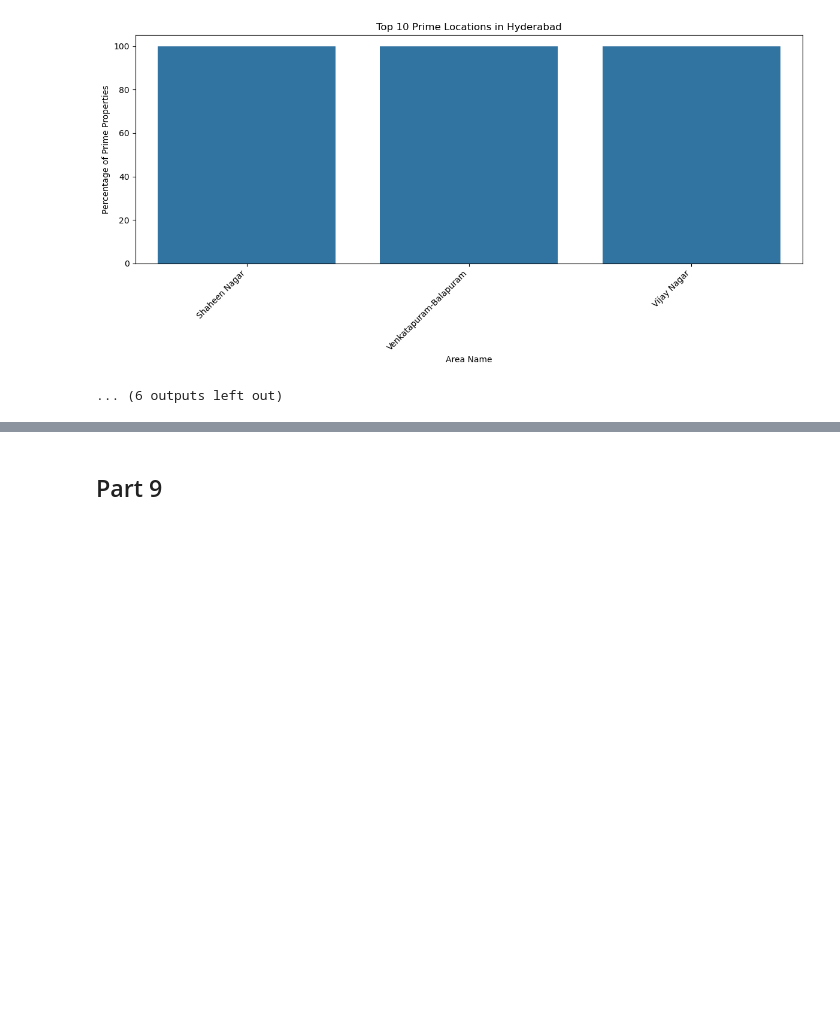
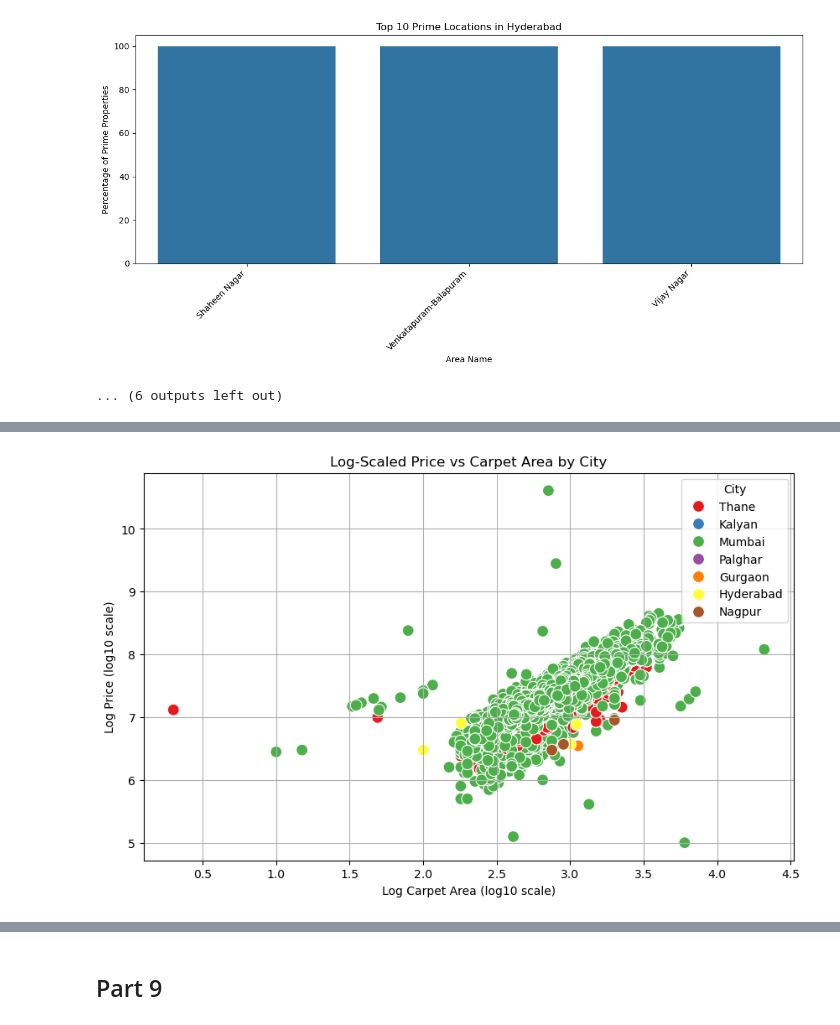
Before and after one commit to Daxvshah11/DA_Assignments, a Jupyter notebook: DA_Assignment1.ipynb, the cells around one changed output, grey strips where cells are left out. Cells and saved outputs as stored; diff of their text form; code cells hidden in the pictures; blank space fills up the shorter version.

```diff
--- a/DA_Assignment1.ipynb
+++ b/DA_Assignment1.ipynb
@@ -405,0 +408,81 @@ Saved prime_locations_Hyderabad.png to q4/prime_locations_Hyderabad.png
+# %%
+def convert_to_sqft(area, unit):
+    """Convert the given area to square feet based on the unit"""
+    if pd.isna(area) or pd.isna(unit):
+        return None
+    conversion_factors = {"Sq-ft": 1, "Sq-m": 10.7639, "Sq-yrd": 9}
+    return area * conversion_factors.get(unit, 0)
+
+
+df = data.copy()
+
+df["Carpet Area (Sq-ft)"] = df.apply(
+    lambda row: convert_to_sqft(row["Carpet Area"], row["Carpet Area Unit"]), axis=1
+)
+carpet_area_df_clean = df.dropna(subset=["Carpet Area (Sq-ft)"])
+
+# PLOT 1
+
+# Apply log scale to Carpet Area and Price
+carpet_area_df_clean["Log Carpet Area"] = np.log10(carpet_area_df_clean["Carpet Area"])
+carpet_area_df_clean["Log Price"] = np.log10(carpet_area_df_clean["Price"])
+
+plt.figure(figsize=(10, 6))
+sns.scatterplot(
+    data=carpet_area_df_clean,
+    x="Log Carpet Area",
+    y="Log Price",
+    hue="City",
+    palette="Set1",
+    s=100,
+)
+plt.title("Log-Scaled Price vs Carpet Area by City")
+plt.xlabel("Log Carpet Area (log10 scale)")
+plt.ylabel("Log Price (log10 scale)")
+plt.grid(True)
+plt.show()
+
+
+# PLOT 2
+
+# adding a new column
+df["Area_per_Unit_Price"] = df["Carpet Area"] / df["Price"]
+
+plt.figure(figsize=(10, 6))
+sns.barplot(x="City", y="Area_per_Unit_Price", data=df, palette="coolwarm")
+plt.title("Average Carpet Area per Unit Price by City")
+plt.xlabel("City")
+plt.ylabel("Carpet Area per Unit Price (sq. ft. per currency unit)")
+plt.show()
+
+
+# PLOT 3
+
+# Apply log scale to Area_per_Unit_Price
+df["Log Area_per_Unit_Price"] = np.log10(df["Area_per_Unit_Price"])
+
+plt.figure(figsize=(10, 6))
+sns.boxplot(x="City", y="Log Area_per_Unit_Price", data=df, palette="Set2")
+plt.title("Log-Scaled Distribution of Carpet Area per Unit Price by City")
+plt.xlabel("City")
+plt.ylabel("Log Carpet Area per Unit Price (log10 scale)")
+plt.show()
+
+
+# # PLOT 4
+
+# # Aggregating data to handle duplicates
+# df_agg = df.groupby(["City", "Carpet Area"], as_index=False)[
+#     "Area_per_Unit_Price"
+# ].mean()
+
+# # Pivoting the data for heatmap
+# heatmap_data = df_agg.pivot("City", "Carpet Area", "Area_per_Unit_Price")
+# plt.figure(figsize=(12, 8))
+# sns.heatmap(heatmap_data, cmap="YlGnBu", annot=True, fmt=".2f", linewidths=0.5)
+# plt.title("Heatmap of Carpet Area per Unit Price")
+# plt.xlabel("Carpet Area (sq. ft.)")
+# plt.ylabel("City")
+# plt.show()
+# %% [output]
+[figure, added]
```
Also changed, not shown: parts of 5 cells of this notebook, 1 other file.
